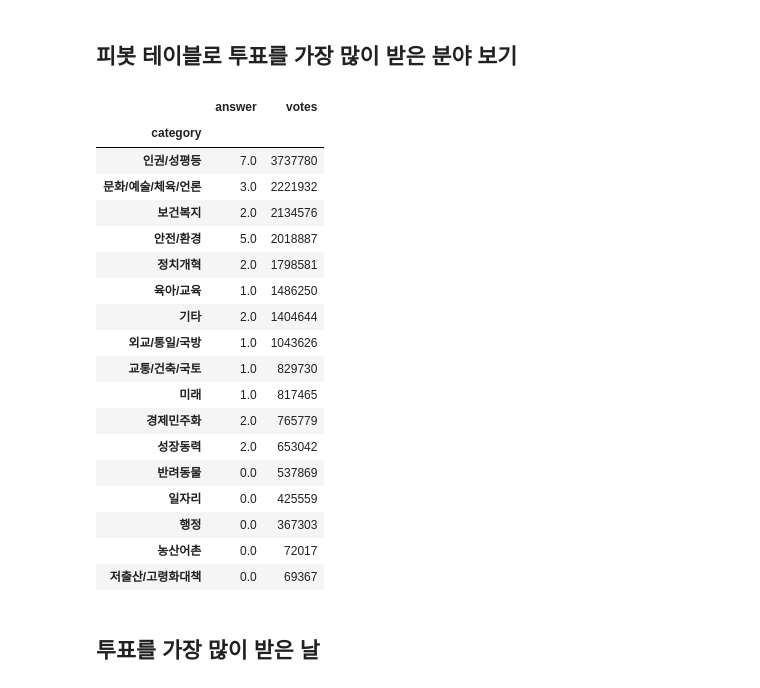
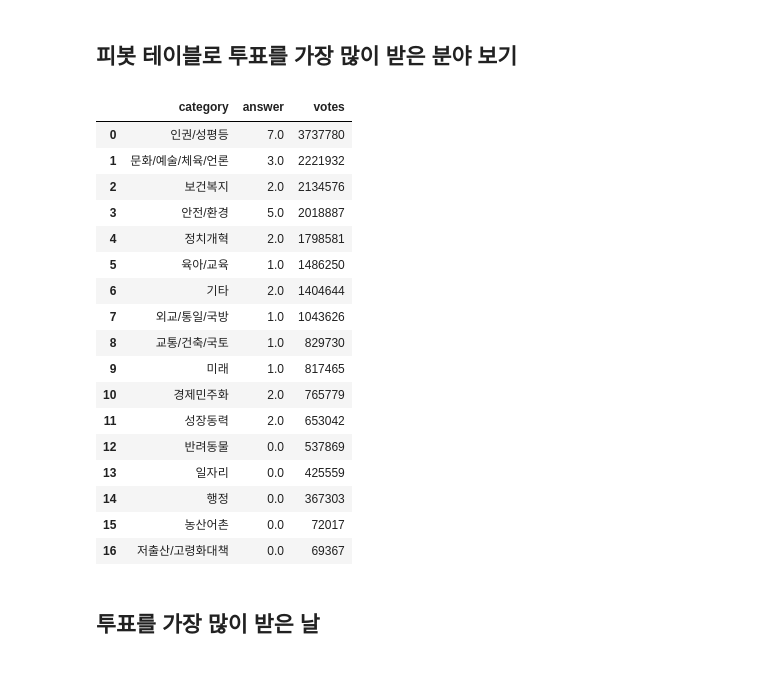
Before and after one commit to corazzon/petitionWrangling, a Jupyter notebook: petition_pandas_plotnine.ipynb, the cells around one changed output. Cells and saved outputs as stored; diff of their text form; code cells hidden in the pictures.

```diff
--- a/petition_pandas_plotnine.ipynb
+++ b/petition_pandas_plotnine.ipynb
@@ -183,28 +187,27 @@ start_df.head()
 ## 피봇 테이블로 투표를 가장 많이 받은 분야 보기
 # %%
 petitions_unique = pd.pivot_table(petitions, index=['category'], aggfunc=np.sum)
-petitions_best = petitions_unique.sort_values(by='votes', ascending=False)
+petitions_best = petitions_unique.sort_values(by='votes', ascending=False).reset_index()
 petitions_best
 # %% [output]
-|  | answer | votes |
-| category |  |  |
-| 인권/성평등 | 7.0 | 3737780 |
-| 문화/예술/체육/언론 | 3.0 | 2221932 |
-| 보건복지 | 2.0 | 2134576 |
-| 안전/환경 | 5.0 | 2018887 |
-| 정치개혁 | 2.0 | 1798581 |
-| 육아/교육 | 1.0 | 1486250 |
-| 기타 | 2.0 | 1404644 |
-| 외교/통일/국방 | 1.0 | 1043626 |
-| 교통/건축/국토 | 1.0 | 829730 |
-| 미래 | 1.0 | 817465 |
-| 경제민주화 | 2.0 | 765779 |
-| 성장동력 | 2.0 | 653042 |
-| 반려동물 | 0.0 | 537869 |
-| 일자리 | 0.0 | 425559 |
-| 행정 | 0.0 | 367303 |
-| 농산어촌 | 0.0 | 72017 |
-| 저출산/고령화대책 | 0.0 | 69367 |
+|  | category | answer | votes |
+| 0 | 인권/성평등 | 7.0 | 3737780 |
+| 1 | 문화/예술/체육/언론 | 3.0 | 2221932 |
+| 2 | 보건복지 | 2.0 | 2134576 |
+| 3 | 안전/환경 | 5.0 | 2018887 |
+| 4 | 정치개혁 | 2.0 | 1798581 |
+| 5 | 육아/교육 | 1.0 | 1486250 |
+| 6 | 기타 | 2.0 | 1404644 |
+| 7 | 외교/통일/국방 | 1.0 | 1043626 |
+| 8 | 교통/건축/국토 | 1.0 | 829730 |
+| 9 | 미래 | 1.0 | 817465 |
+| 10 | 경제민주화 | 2.0 | 765779 |
+| 11 | 성장동력 | 2.0 | 653042 |
+| 12 | 반려동물 | 0.0 | 537869 |
+| 13 | 일자리 | 0.0 | 425559 |
+| 14 | 행정 | 0.0 | 367303 |
+| 15 | 농산어촌 | 0.0 | 72017 |
+| 16 | 저출산/고령화대책 | 0.0 | 69367 |
 # %% [markdown]
 ## 투표를 가장 많이 받은 날
 # %%
```
Also changed, not shown: parts of 19 cells of this notebook.
